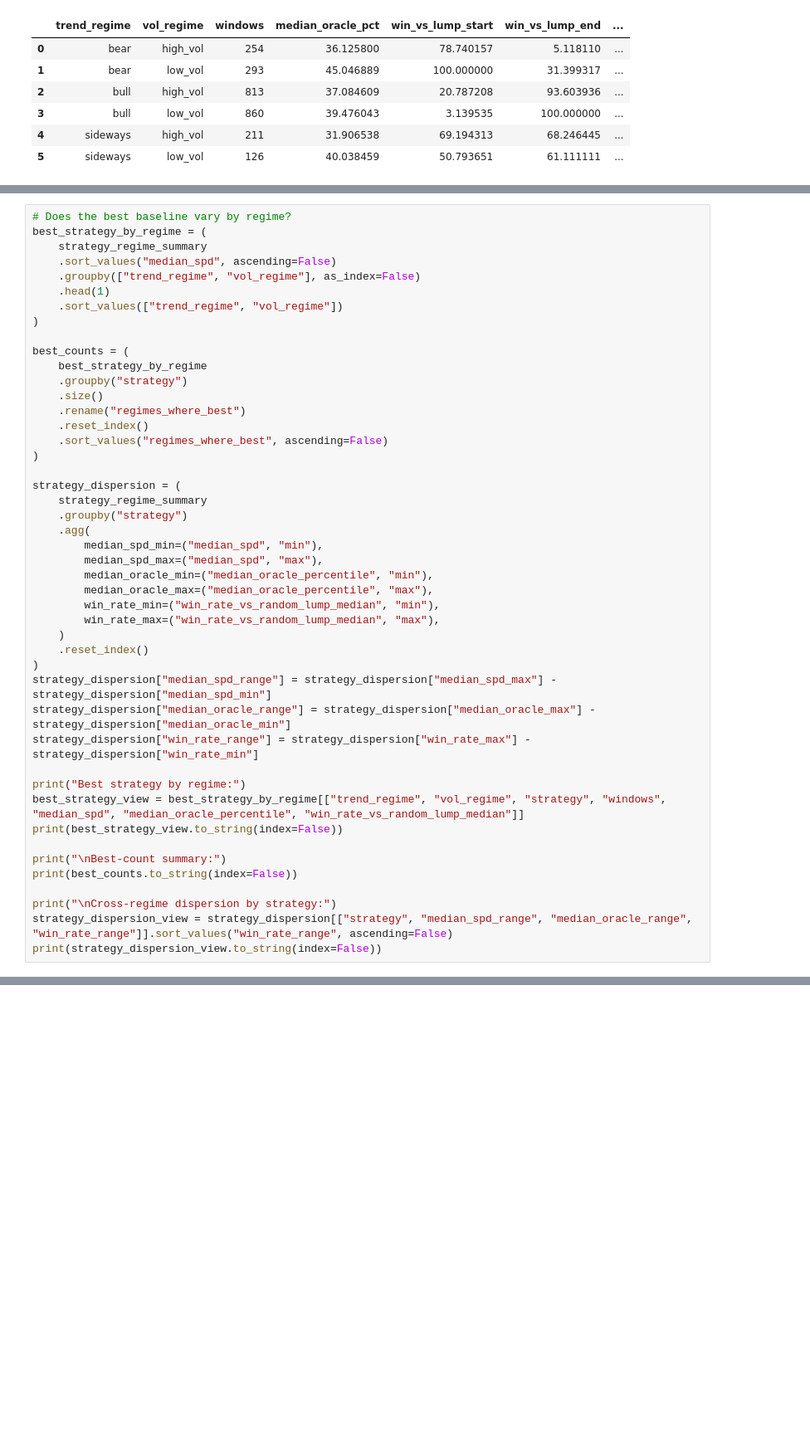
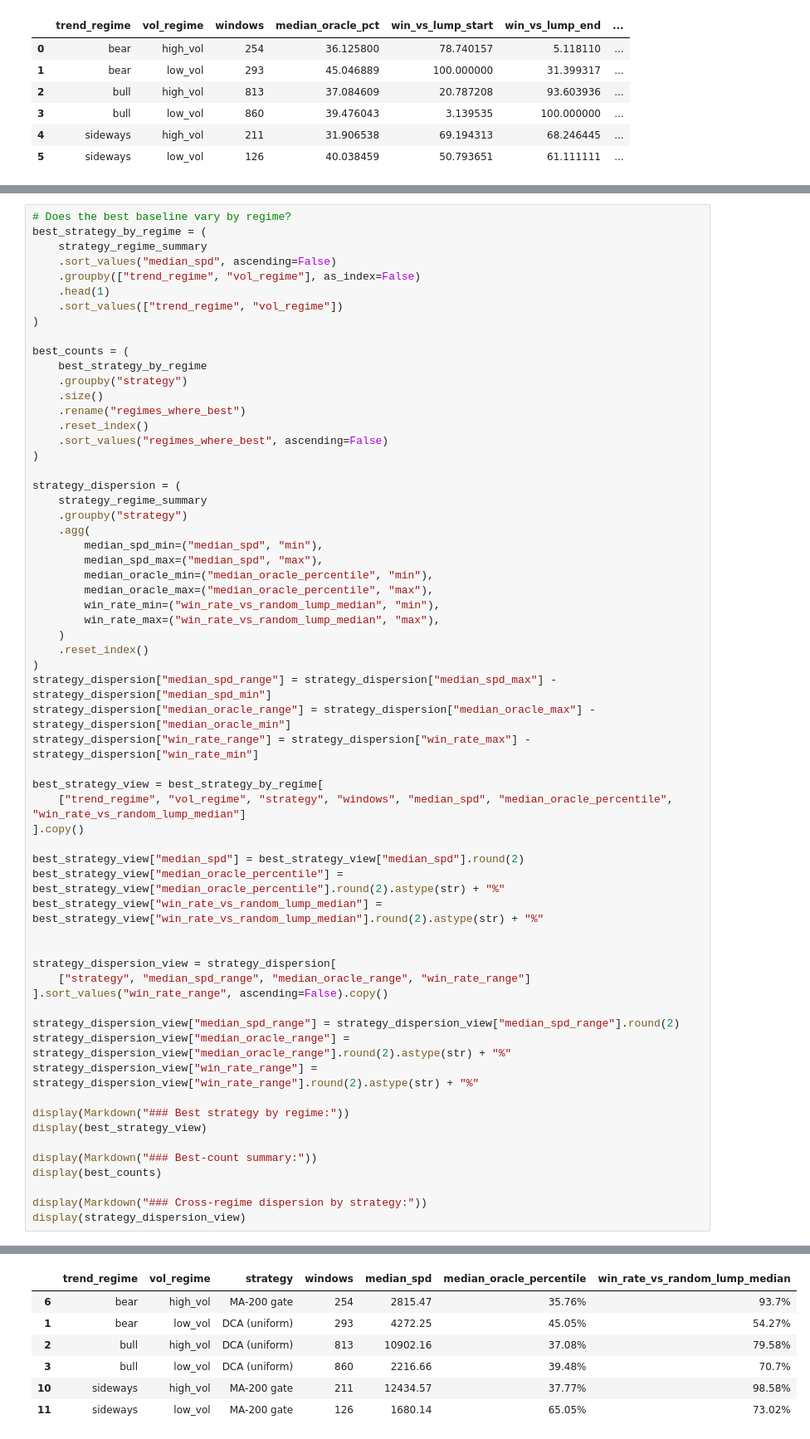
Before and after one commit to mmidlash/bitcoin-analytics-capstone-template, a Jupyter notebook: eda/EDA_Executive.ipynb, the cells around one changed output, grey strips where cells are left out. Shown at 83% size. Cells and saved outputs as stored; diff of their text form; blank space fills up the shorter version.

```diff
--- a/eda/EDA_Executive.ipynb
+++ b/eda/EDA_Executive.ipynb
@@ -863,14 +898,29 @@ strategy_dispersion["median_spd_range"] = strategy_dispersion["median_spd_max"]
 strategy_dispersion["median_oracle_range"] = strategy_dispersion["median_oracle_max"] - strategy_dispersion["median_oracle_min"]
 strategy_dispersion["win_rate_range"] = strategy_dispersion["win_rate_max"] - strategy_dispersion["win_rate_min"]
 
-print("Best strategy by regime:")
-best_strategy_view = best_strategy_by_regime[["trend_regime", "vol_regime", "strategy", "windows", "median_spd", "median_oracle_percentile", "win_rate_vs_random_lump_median"]]
-print(best_strategy_view.to_string(index=False))
+best_strategy_view = best_strategy_by_regime[
+    ["trend_regime", "vol_regime", "strategy", "windows", "median_spd", "median_oracle_percentile", "win_rate_vs_random_lump_median"]
+].copy()
 
-print("\nBest-count summary:")
-print(best_counts.to_string(index=False))
+best_strategy_view["median_spd"] = best_strategy_view["median_spd"].round(2)
+best_strategy_view["median_oracle_percentile"] = best_strategy_view["median_oracle_percentile"].round(2).astype(str) + "%"
+best_strategy_view["win_rate_vs_random_lump_median"] = best_strategy_view["win_rate_vs_random_lump_median"].round(2).astype(str) + "%"
 
-print("\nCross-regime dispersion by strategy:")
-strategy_dispersion_view = strategy_dispersion[["strategy", "median_spd_range", "median_oracle_range", "win_rate_range"]].sort_values("win_rate_range", ascending=False)
-print(strategy_dispersion_view.to_string(index=False))
+
+strategy_dispersion_view = strategy_dispersion[
+    ["strategy", "median_spd_range", "median_oracle_range", "win_rate_range"]
+].sort_values("win_rate_range", ascending=False).copy()
+
+strategy_dispersion_view["median_spd_range"] = strategy_dispersion_view["median_spd_range"].round(2)
+strategy_dispersion_view["median_oracle_range"] = strategy_dispersion_view["median_oracle_range"].round(2).astype(str) + "%"
+strategy_dispersion_view["win_rate_range"] = strategy_dispersion_view["win_rate_range"].round(2).astype(str) + "%"
+
+display(Markdown("### Best strategy by regime:"))
+display(best_strategy_view)
+
+display(Markdown("### Best-count summary:"))
+display(best_counts)
+
+display(Markdown("### Cross-regime dispersion by strategy:"))
+display(strategy_dispersion_view)
 # %% [output]
@@ -895,0 +928,7 @@ DCA (uniform)      10275.332385            13.140351       40.994452
+|  | trend_regime | vol_regime | strategy | windows | median_spd | median_oracle_percentile | win_rate_vs_random_lump_median |
+| 6 | bear | high_vol | MA-200 gate | 254 | 2815.47 | 35.76% | 93.7% |
+| 1 | bear | low_vol | DCA (uniform) | 293 | 4272.25 | 45.05% | 54.27% |
+| 2 | bull | high_vol | DCA (uniform) | 813 | 10902.16 | 37.08% | 79.58% |
+| 3 | bull | low_vol | DCA (uniform) | 860 | 2216.66 | 39.48% | 70.7% |
+| 10 | sideways | high_vol | MA-200 gate | 211 | 12434.57 | 37.77% | 98.58% |
+| 11 | sideways | low_vol | MA-200 gate | 126 | 1680.14 | 65.05% | 73.02% |
```
Also changed, not shown: parts of 15 cells of this notebook.
